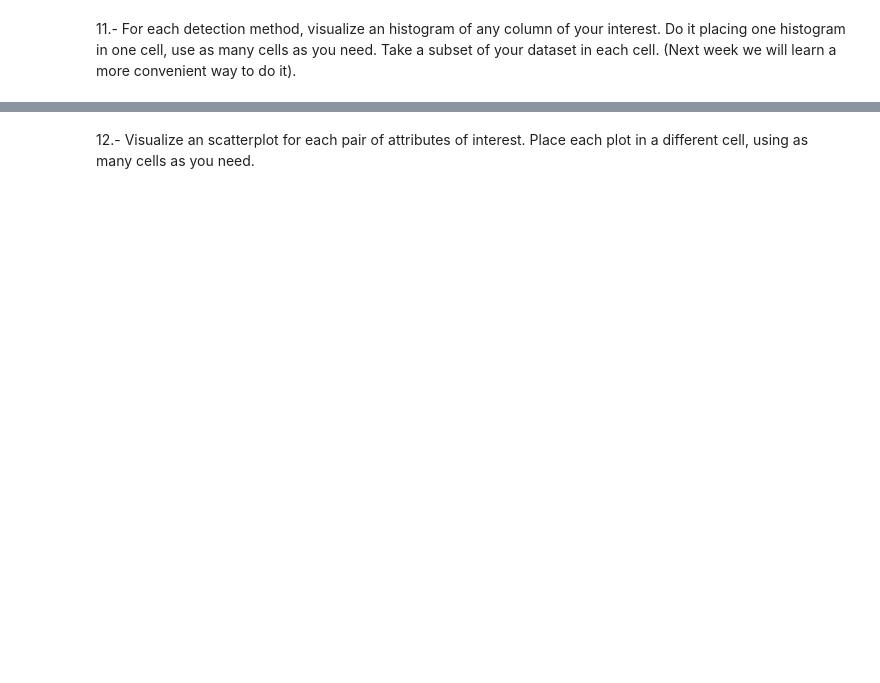
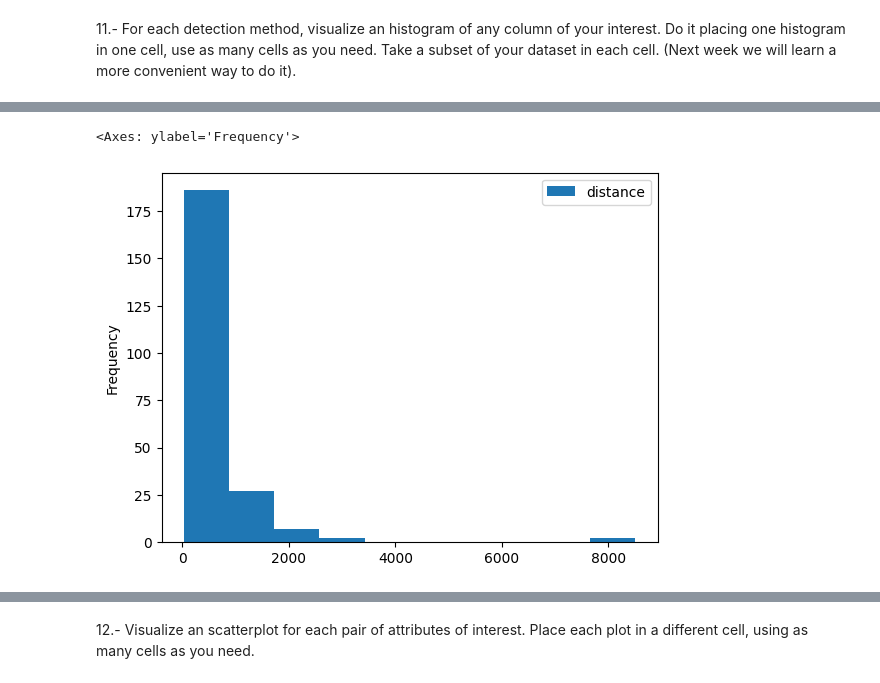
Before and after one commit to RoberToaza/AI-on-autonomous-control-systems, a Jupyter notebook: pandas/Pandas.ipynb, the cells around one changed output, grey strips where cells are left out. Drawn from its saved outputs; the diff is of its cells as text; code cells hidden in the pictures; blank space fills up the shorter version.

```diff
--- a/pandas/Pandas.ipynb
+++ b/pandas/Pandas.ipynb
@@ -691,0 +983,5 @@ planets = sns.load_dataset('planets')
+# %%
+planets[planets['method'] == "Transit"].plot.hist(y="distance")
+# %% [output]
+<Axes: ylabel='Frequency'>
+[figure, added]
```
Also changed, not shown: parts of 27 cells of this notebook.
